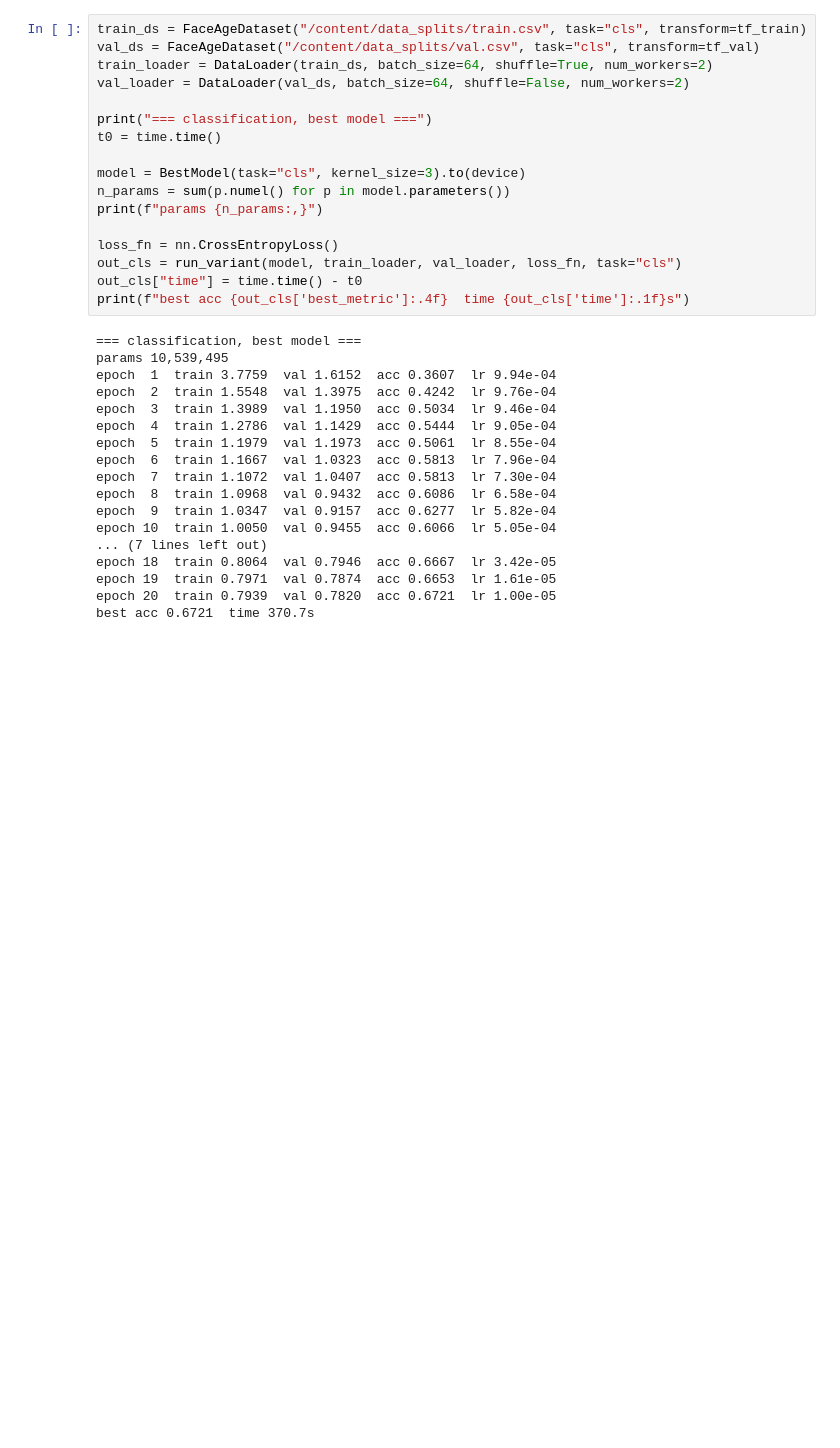
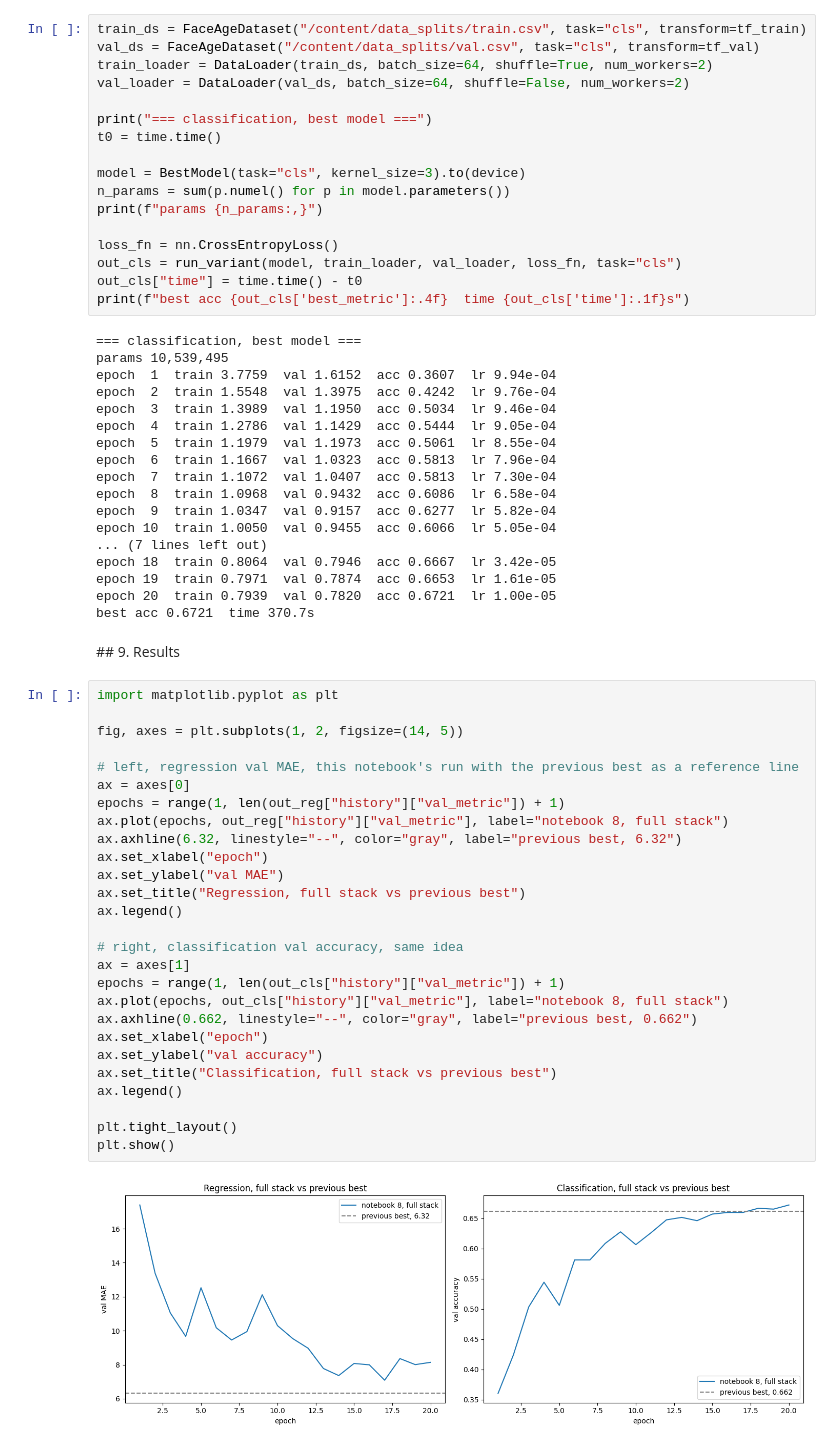
Before and after one commit to iav2002/AppliedDeepLearning, a Jupyter notebook: Part2_8_OwnVariation.ipynb, the cells around one changed output. Cells and saved outputs as stored; diff of their text form; blank space fills up the shorter version.

Commit message:
Results Varitation

```diff
--- a/Part2_8_OwnVariation.ipynb
+++ b/Part2_8_OwnVariation.ipynb
@@ -285,3 +285,34 @@ epoch 18  train 0.8064  val 0.7946  acc 0.6667  lr 3.42e-05
 epoch 19  train 0.7971  val 0.7874  acc 0.6653  lr 1.61e-05
 epoch 20  train 0.7939  val 0.7820  acc 0.6721  lr 1.00e-05
 best acc 0.6721  time 370.7s
+# %% [markdown]
+## 9. Results
+# %%
+import matplotlib.pyplot as plt
+
+fig, axes = plt.subplots(1, 2, figsize=(14, 5))
+
+# left, regression val MAE, this notebook's run with the previous best as a reference line
+ax = axes[0]
+epochs = range(1, len(out_reg["history"]["val_metric"]) + 1)
+ax.plot(epochs, out_reg["history"]["val_metric"], label="notebook 8, full stack")
+ax.axhline(6.32, linestyle="--", color="gray", label="previous best, 6.32")
+ax.set_xlabel("epoch")
+ax.set_ylabel("val MAE")
+ax.set_title("Regression, full stack vs previous best")
+ax.legend()
+
+# right, classification val accuracy, same idea
+ax = axes[1]
+epochs = range(1, len(out_cls["history"]["val_metric"]) + 1)
+ax.plot(epochs, out_cls["history"]["val_metric"], label="notebook 8, full stack")
+ax.axhline(0.662, linestyle="--", color="gray", label="previous best, 0.662")
+ax.set_xlabel("epoch")
+ax.set_ylabel("val accuracy")
+ax.set_title("Classification, full stack vs previous best")
+ax.legend()
+
+plt.tight_layout()
+plt.show()
+# %% [output]
+[figure, added]
```
Also changed, not shown: parts of 1 cell of this notebook.
